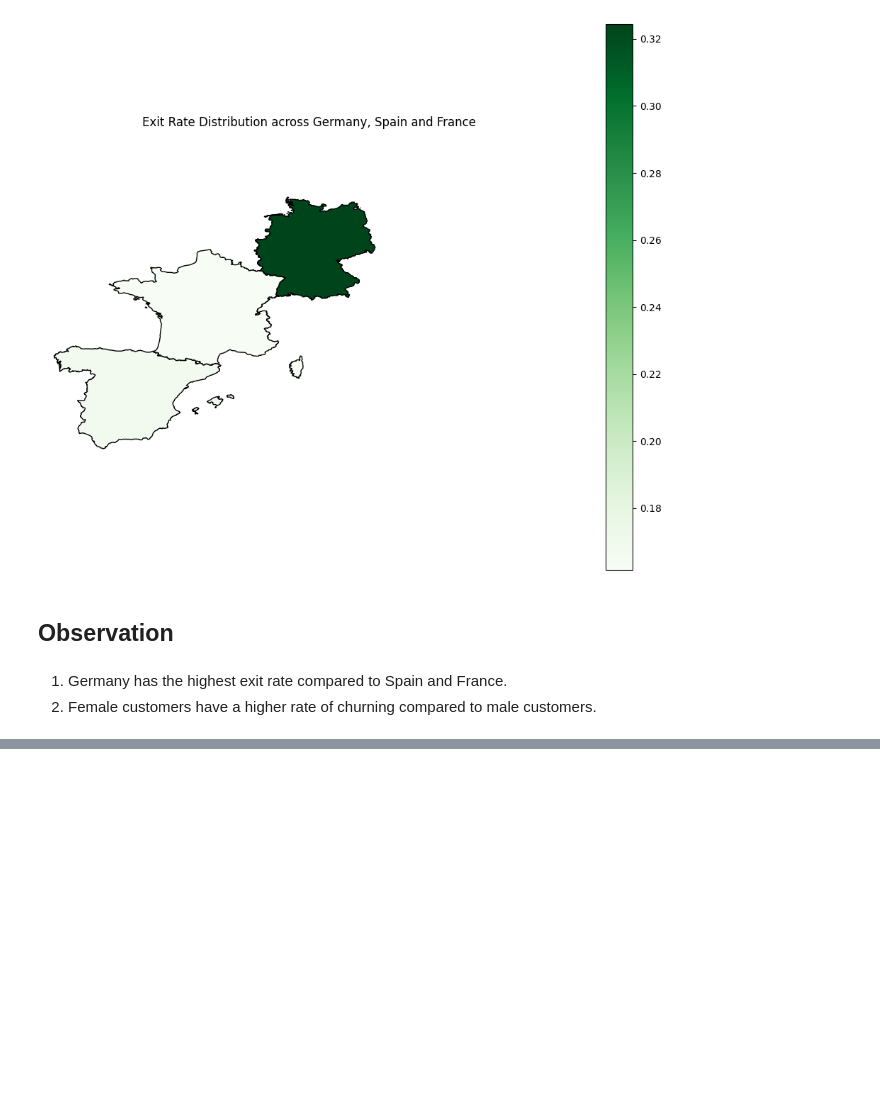
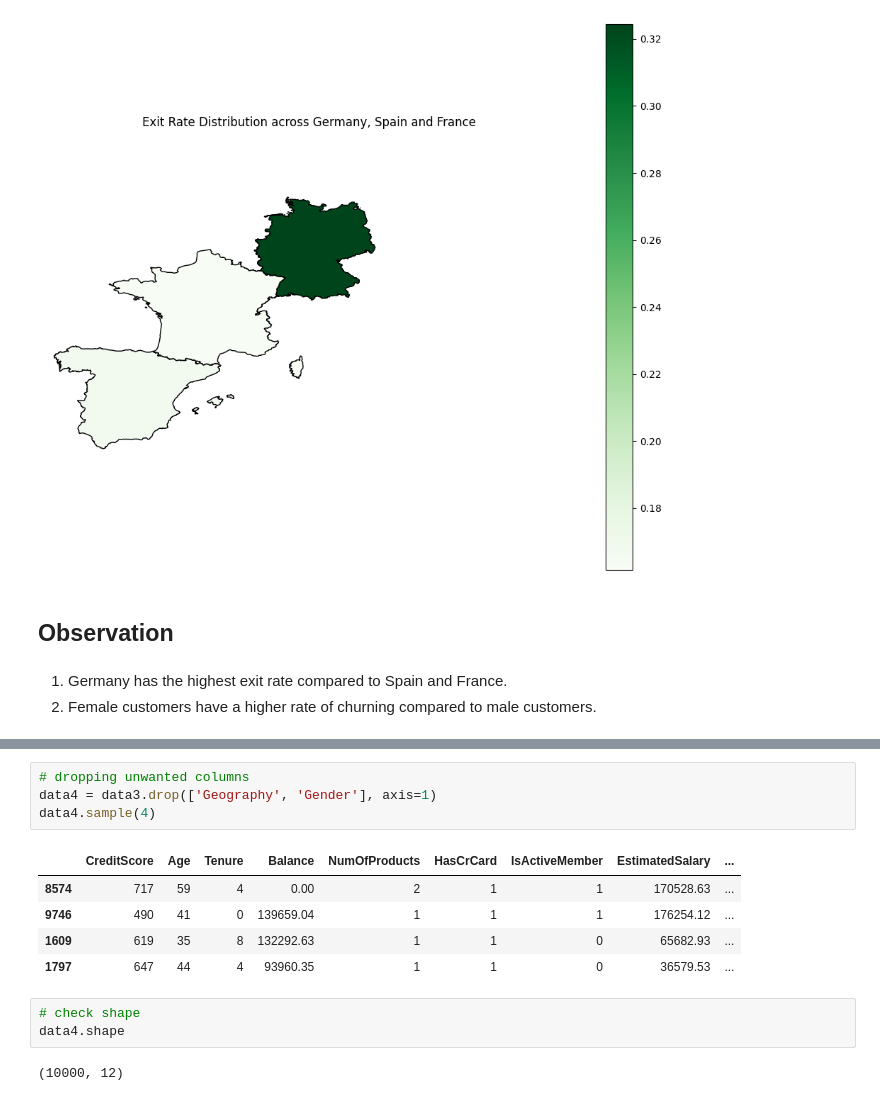
Before and after one commit to joyangelai/Customer-Churn-Prediction, a Jupyter notebook: CustomerChurnPrediction.ipynb, the cells around one changed output, grey strips where cells are left out. Saved outputs shown, nothing was run; the diff lists cells and outputs as text; blank space fills up the shorter version.

```diff
--- a/CustomerChurnPrediction.ipynb
+++ b/CustomerChurnPrediction.ipynb
@@ -404,0 +451,15 @@ plt.title("Exit Rate Distribution across Germany, Spain and France");  # labelli
+# %%
+# dropping unwanted columns
+data4 = data3.drop(['Geography', 'Gender'], axis=1)
+data4.sample(4)
+# %% [output]
+|  | CreditScore | Age | Tenure | Balance | NumOfProducts | HasCrCard | IsActiveMember | EstimatedSalary | ... |
+| 8574 | 717 | 59 | 4 | 0.00 | 2 | 1 | 1 | 170528.63 | ... |
+| 9746 | 490 | 41 | 0 | 139659.04 | 1 | 1 | 1 | 176254.12 | ... |
+| 1609 | 619 | 35 | 8 | 132292.63 | 1 | 1 | 0 | 65682.93 | ... |
+| 1797 | 647 | 44 | 4 | 93960.35 | 1 | 1 | 0 | 36579.53 | ... |
+# %%
+# check shape
+data4.shape
+# %% [output]
+(10000, 12)
```
Also changed, not shown: parts of 20 cells of this notebook.
